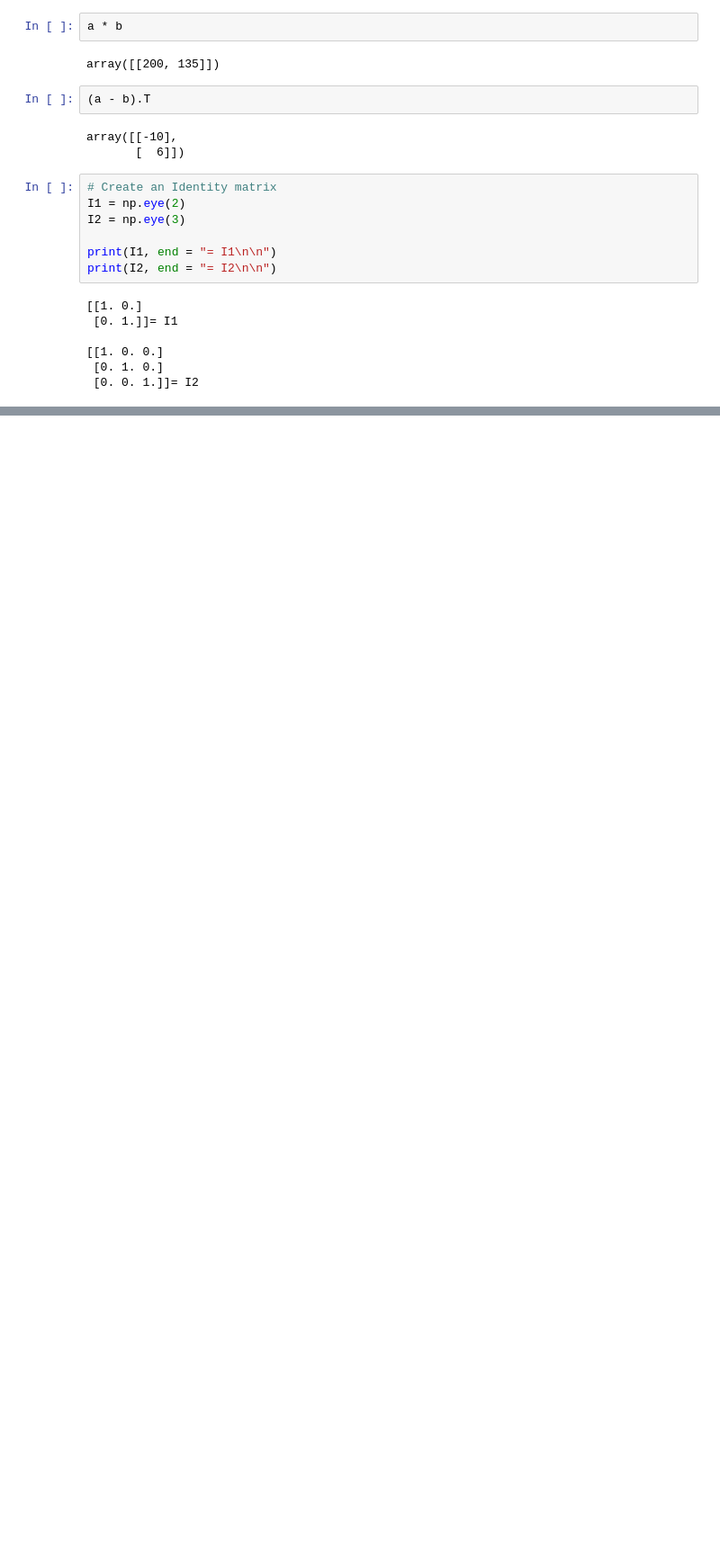
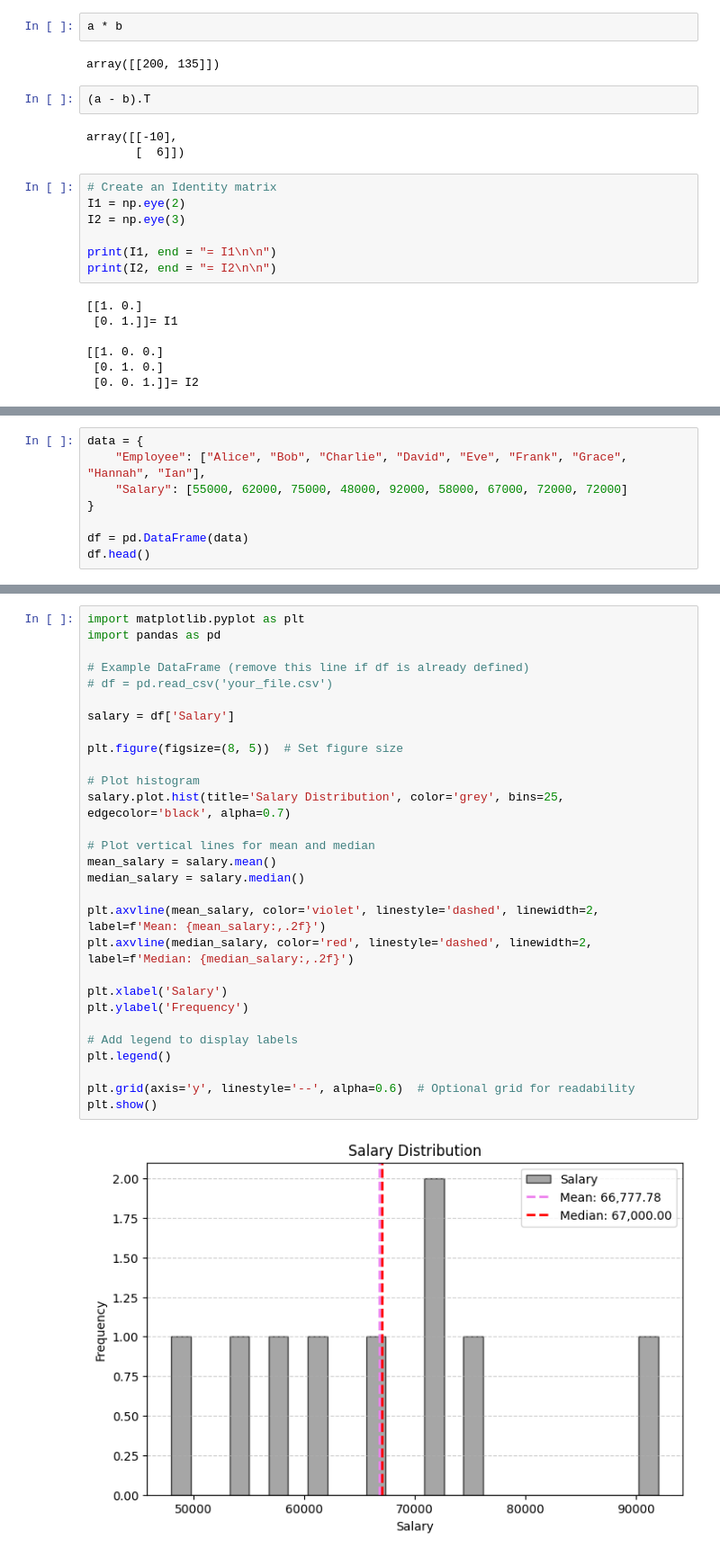
Before and after one commit to sanjay-k-j/Maths_for_machine_learning, a Jupyter notebook: example1.ipynb, the cells around one changed output, grey strips where cells are left out. Shown: that part at 90% size. Saved outputs shown, nothing was run; the diff lists cells and outputs as text; blank space fills up the shorter version.

```diff
--- a/example1.ipynb
+++ b/example1.ipynb
@@ -41,0 +195,8 @@ print(I2, end = "= I2\n\n")
+# %%
+data = {
+    "Employee": ["Alice", "Bob", "Charlie", "David", "Eve", "Frank", "Grace", "Hannah", "Ian"],
+    "Salary": [55000, 62000, 75000, 48000, 92000, 58000, 67000, 72000, 72000]
+}
+
+df = pd.DataFrame(data)
+df.head()
@@ -41,0 +234,31 @@ print(I2, end = "= I2\n\n")
+# %%
+import matplotlib.pyplot as plt
+import pandas as pd
+
+# Example DataFrame (remove this line if df is already defined)
+# df = pd.read_csv('your_file.csv')
+
+salary = df['Salary']
+
+plt.figure(figsize=(8, 5))  # Set figure size
+
+# Plot histogram
+salary.plot.hist(title='Salary Distribution', color='grey', bins=25, edgecolor='black', alpha=0.7)
+
+# Plot vertical lines for mean and median
+mean_salary = salary.mean()
+median_salary = salary.median()
+
+plt.axvline(mean_salary, color='violet', linestyle='dashed', linewidth=2, label=f'Mean: {mean_salary:,.2f}')
+plt.axvline(median_salary, color='red', linestyle='dashed', linewidth=2, label=f'Median: {median_salary:,.2f}')
+
+plt.xlabel('Salary')
+plt.ylabel('Frequency')
+
+# Add legend to display labels
+plt.legend()
+
+plt.grid(axis='y', linestyle='--', alpha=0.6)  # Optional grid for readability
+plt.show()
+# %% [output]
+[figure, added]
```
Also changed, not shown: parts of 13 cells of this notebook, 3 other files.
